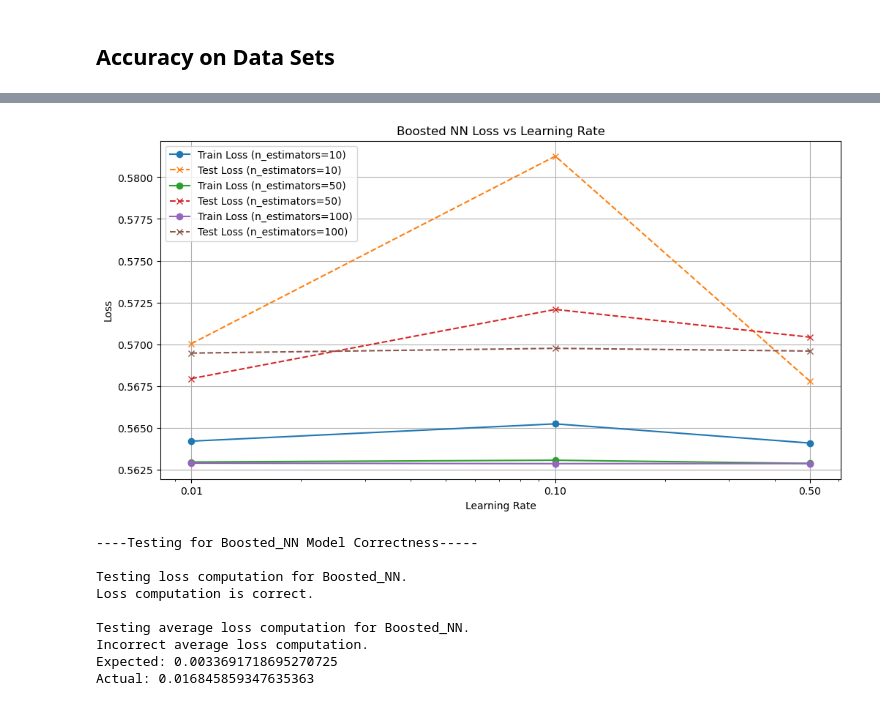
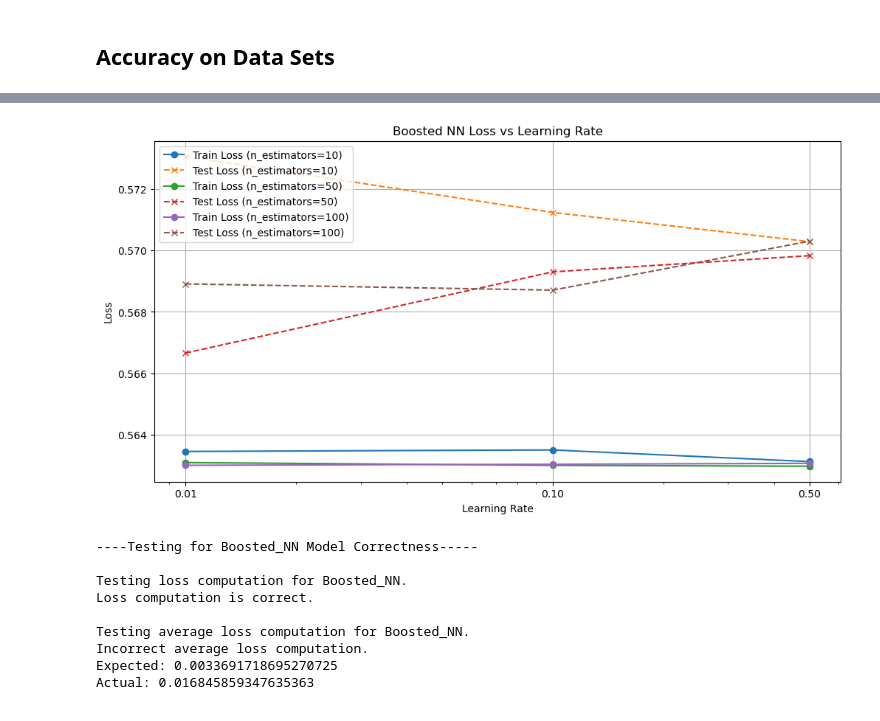
Before and after one commit to dfiume1/2060_Close_AI, a Jupyter notebook: weighted_model.ipynb, the cells around one changed output, grey strips where cells are left out. Cells and saved outputs as stored; diff of their text form; code cells hidden in the pictures.

```diff
--- a/weighted_model.ipynb
+++ b/weighted_model.ipynb
@@ -728,7 +727,7 @@ def test_models_with_hyperparameters(dataset, test_size=0.2, n_estimators_list=[
     #### 1-Layer NN ######
     print('----- 1-Layer NN -----')
     nnmodel = OneLayerNN()
-    nnmodel.train(X_train_b, Y_train, np.ones(X_train_b.shape[0]))
+    nnmodel.fit(X_train_b, Y_train, np.ones(X_train_b.shape[0]))
     nn_train_loss = nnmodel.average_loss(X_train_b, Y_train, np.ones(X_train_b.shape[0]))
     nn_test_loss = nnmodel.average_loss(X_test_b, Y_test, np.ones(X_test_b.shape[0]))
     nn_train_losses.append(nn_train_loss)
@@ -741,7 +740,7 @@ def test_models_with_hyperparameters(dataset, test_size=0.2, n_estimators_list=[
     for n_estimators in n_estimators_list:
         for learning_rate in learning_rate_list:
             print(f'Testing Boosted_NN with n_estimators={n_estimators}, learning_rate={learning_rate}')
-            model = Boosted_NN(n_estimators=n_estimators, learning_rate=learning_rate)
+            model = Boosted_Model("nn", n_estimators=n_estimators, learning_rate=learning_rate)
             model.train(X_train_b, Y_train)
             train_loss = model.loss(X_train_b, Y_train)
             test_loss = model.loss(X_test_b, Y_test)
@@ -797,4 +796,4 @@ Training Loss: 0.5628645103553516, Testing Loss: 0.5695963254725299
-[figure, old version]
+[figure, new version]
 # %%
 def test_Boosted_NN():
 
```
Also changed, not shown: parts of 3 cells of this notebook.
